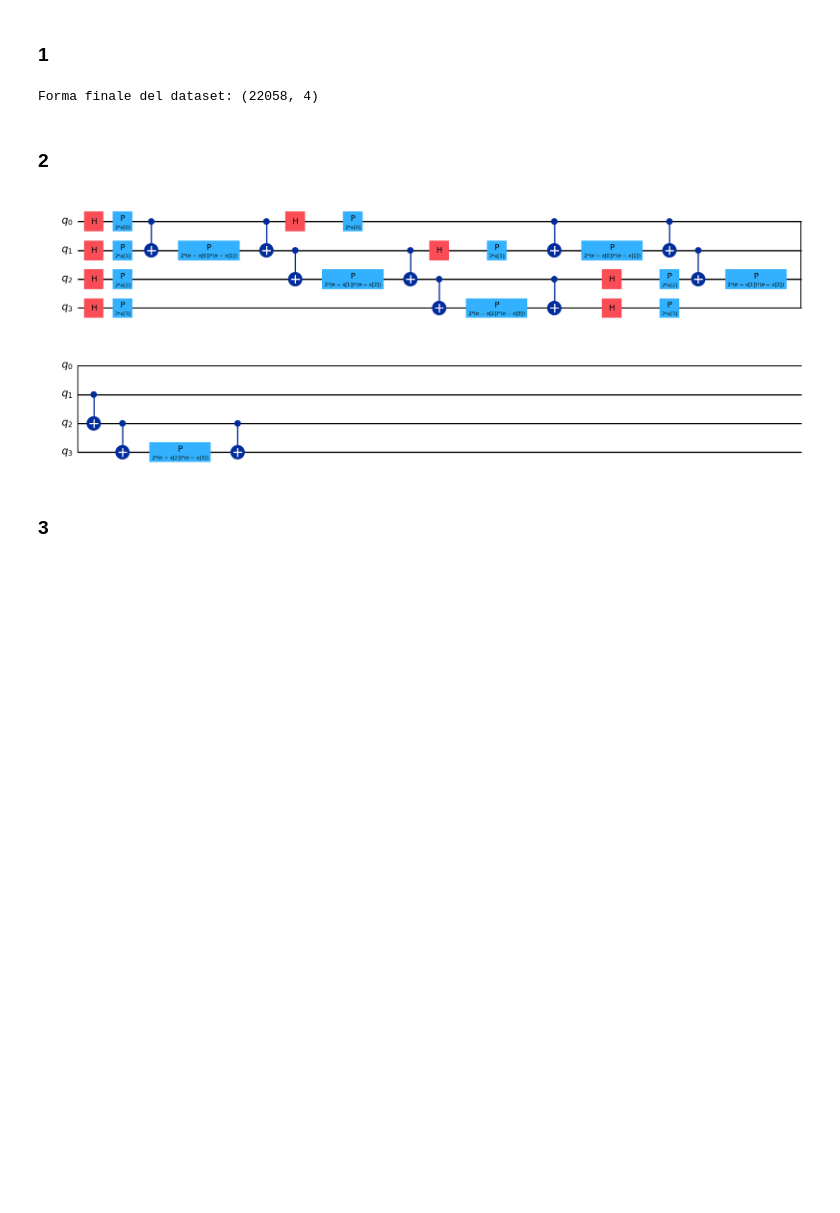
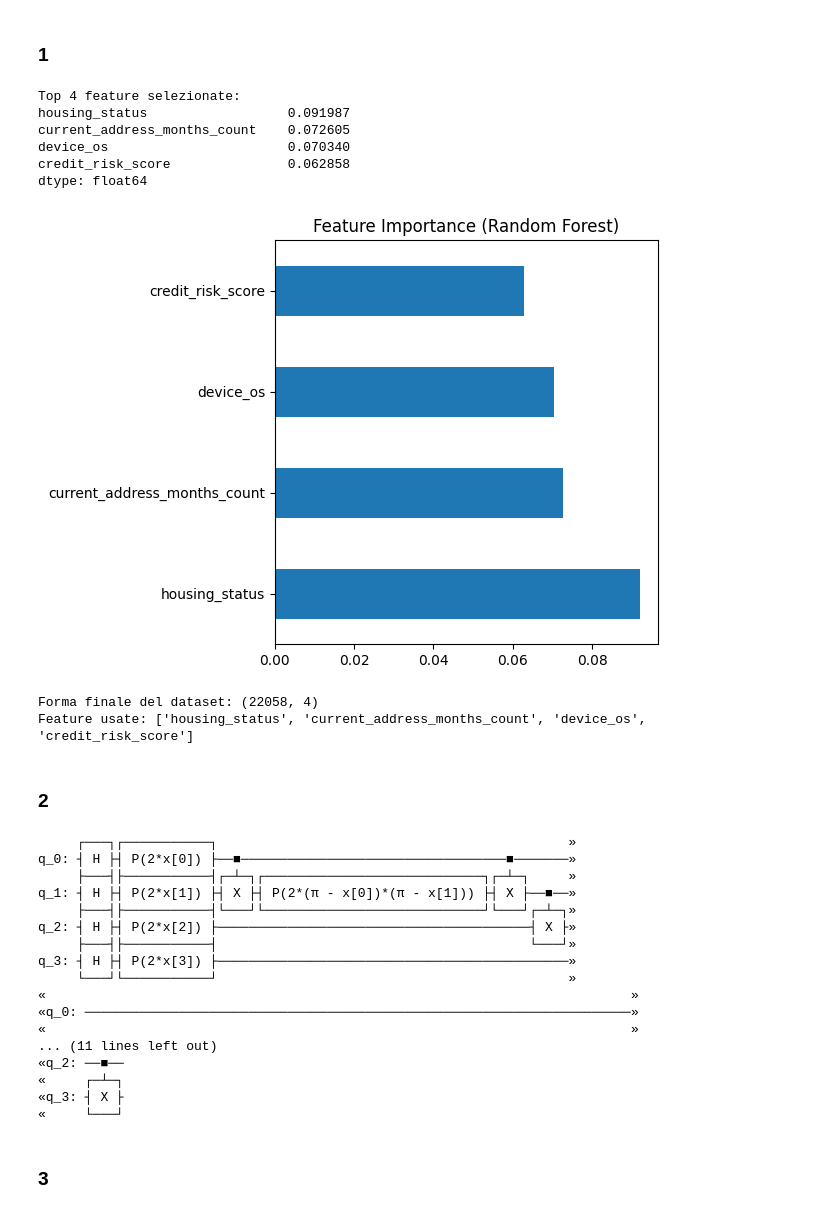
Before and after one commit to MattiaGallucci/HeisenBank, a Jupyter notebook: qml.ipynb, the cells around one changed output. Drawn from its saved outputs; the diff is of its cells as text; code cells hidden in the pictures; blank space fills up the shorter version.

```diff
--- a/qml.ipynb
+++ b/qml.ipynb
@@ -23,28 +22,65 @@ for col in cat_cols:
 X = balanced_data.drop('fraud_bool', axis=1)
 y = balanced_data['fraud_bool']
 # %%
-pca = PCA(n_components=4)
-X_pca = pca.fit_transform(X)
+from sklearn.ensemble import RandomForestClassifier
+import matplotlib.pyplot as plt
+
+rf = RandomForestClassifier(n_estimators=100, random_state=42)
+rf.fit(X, y)
+
+importances = pd.Series(rf.feature_importances_, index=X.columns).nlargest(4)
+print('Top 4 feature selezionate:')
+print(importances)
+
+top_features = importances.index.tolist()
+X_selected = X[top_features].values
+
+importances.plot(kind='barh', title='Feature Importance (Random Forest)')
+plt.tight_layout()
+plt.show()
+# %% [output]
+Top 4 feature selezionate:
+housing_status                  0.091987
+current_address_months_count    0.072605
+device_os                       0.070340
+credit_risk_score               0.062858
+dtype: float64
+[figure, added]
 # %%
 scaler = MinMaxScaler(feature_range=(0, np.pi))
-X_final = scaler.fit_transform(X_pca)
+X_final = scaler.fit_transform(X_selected)
 
-print(f"Forma finale del dataset: {X_final.shape}")
+print(f'Forma finale del dataset: {X_final.shape}')
+print(f'Feature usate: {top_features}')
 # %% [output]
 Forma finale del dataset: (22058, 4)
+Feature usate: ['housing_status', 'current_address_months_count', 'device_os', 'credit_risk_score']
 # %% [markdown]
 ### 2
 # %%
 from qiskit.circuit.library import ZZFeatureMap
 
 num_qubits = 4
-# reps = 2 indica quante volte ripetere il pattern di encoding (maggiore profondità = più complessità catturata)
-feature_map = ZZFeatureMap(feature_dimension=num_qubits, reps=2, entanglement='linear')
-
-# Visualizziamo il circuito per capire come vengono mappati i dati
-feature_map.decompose().draw(output='mpl')
+feature_map = ZZFeatureMap(feature_dimension=num_qubits, reps=1, entanglement='linear')
+print(feature_map.decompose().draw(output='text'))
 # %% [output]
-[figure, removed]
+     ┌───┐┌───────────┐                                             »
+q_0: ┤ H ├┤ P(2*x[0]) ├──■──────────────────────────────────■───────»
+     ├───┤├───────────┤┌─┴─┐┌────────────────────────────┐┌─┴─┐     »
+q_1: ┤ H ├┤ P(2*x[1]) ├┤ X ├┤ P(2*(π - x[0])*(π - x[1])) ├┤ X ├──■──»
+     ├───┤├───────────┤└───┘└────────────────────────────┘└───┘┌─┴─┐»
+q_2: ┤ H ├┤ P(2*x[2]) ├────────────────────────────────────────┤ X ├»
+     ├───┤├───────────┤                                        └───┘»
+q_3: ┤ H ├┤ P(2*x[3]) ├─────────────────────────────────────────────»
+     └───┘└───────────┘                                             »
+«                                                                           »
+«q_0: ──────────────────────────────────────────────────────────────────────»
+«                                                                           »
+... (11 lines left out)
+«q_2: ──■──
+«     ┌─┴─┐
+«q_3: ┤ X ├
+«     └───┘
 # %% [markdown]
 ### 3
 # %%
```
Also changed, not shown: parts of 6 cells of this notebook.
